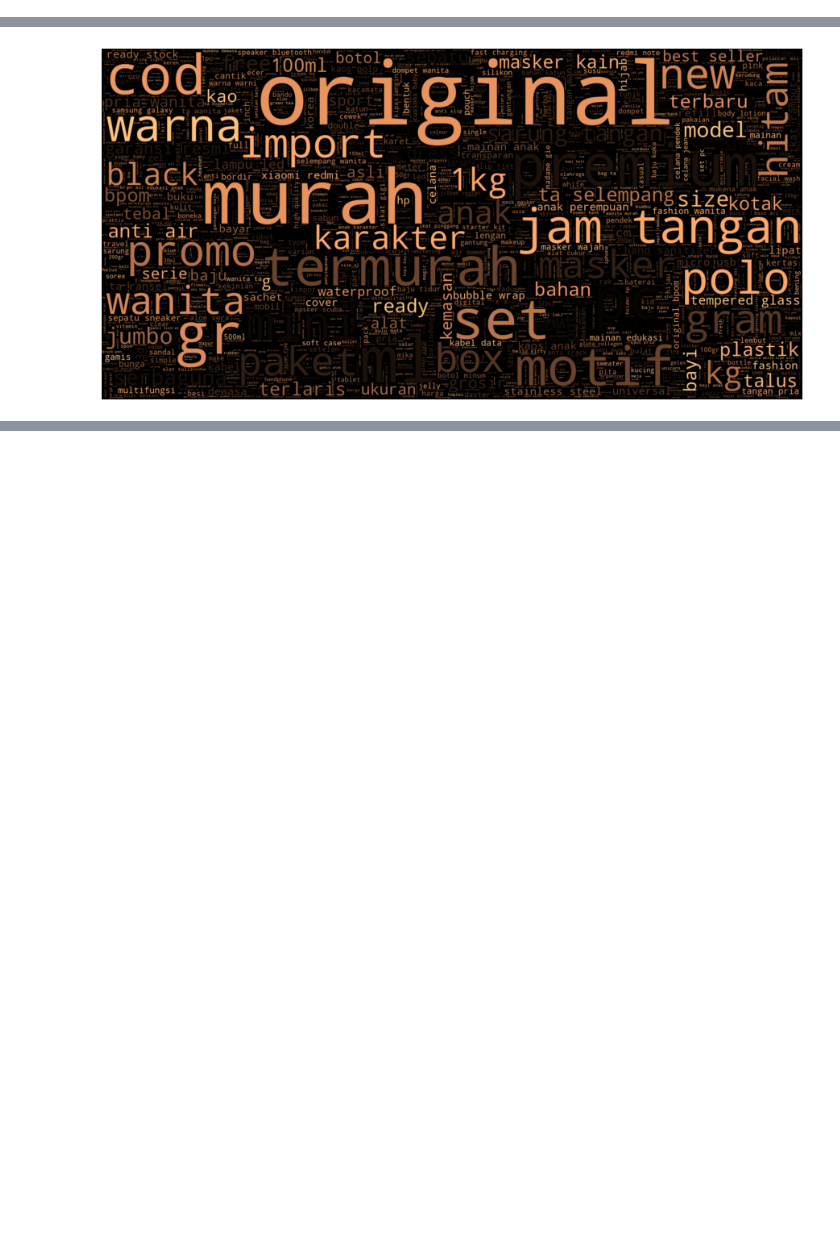
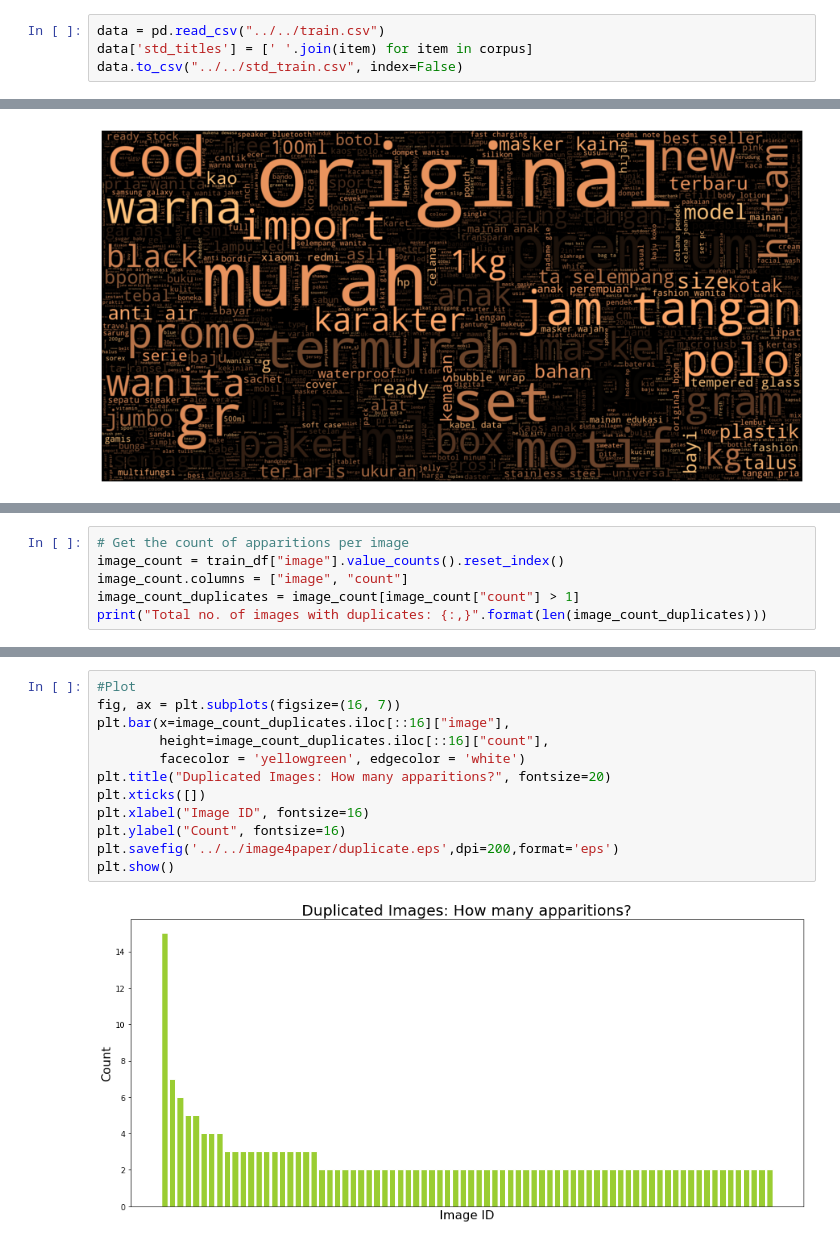
Before and after one commit to jiangllan/PR-project, a Jupyter notebook: text/visualization.ipynb, the cells around one changed output, grey strips where cells are left out. Cells and saved outputs as stored; diff of their text form; blank space fills up the shorter version.

```diff
--- a/text/visualization.ipynb
+++ b/text/visualization.ipynb
@@ -79,3 +83,7 @@ load weights matrix from cached file:  ../../tok_corpus.pickle
 load over.
 # %%
 df_prep = pd.DataFrame({"title": [' '.join(item) for item in corpus]})
+# %%
+data = pd.read_csv("../../train.csv")
+data['std_titles'] = [' '.join(item) for item in corpus]
+data.to_csv("../../std_train.csv", index=False)
@@ -159,0 +242,6 @@ plt.show()
+# %%
+# Get the count of apparitions per image
+image_count = train_df["image"].value_counts().reset_index()
+image_count.columns = ["image", "count"]
+image_count_duplicates = image_count[image_count["count"] > 1]
+print("Total no. of images with duplicates: {:,}".format(len(image_count_duplicates)))
@@ -159,0 +288,14 @@ plt.show()
+# %%
+#Plot
+fig, ax = plt.subplots(figsize=(16, 7))
+plt.bar(x=image_count_duplicates.iloc[::16]["image"],
+        height=image_count_duplicates.iloc[::16]["count"],
+        facecolor = 'yellowgreen', edgecolor = 'white')
+plt.title("Duplicated Images: How many apparitions?", fontsize=20)
+plt.xticks([])
+plt.xlabel("Image ID", fontsize=16)
+plt.ylabel("Count", fontsize=16)
+plt.savefig('../../image4paper/duplicate.eps',dpi=200,format='eps')
+plt.show()
+# %% [output]
+[figure, added]
```
Also changed, not shown: parts of 14 cells of this notebook, 23 other files.
